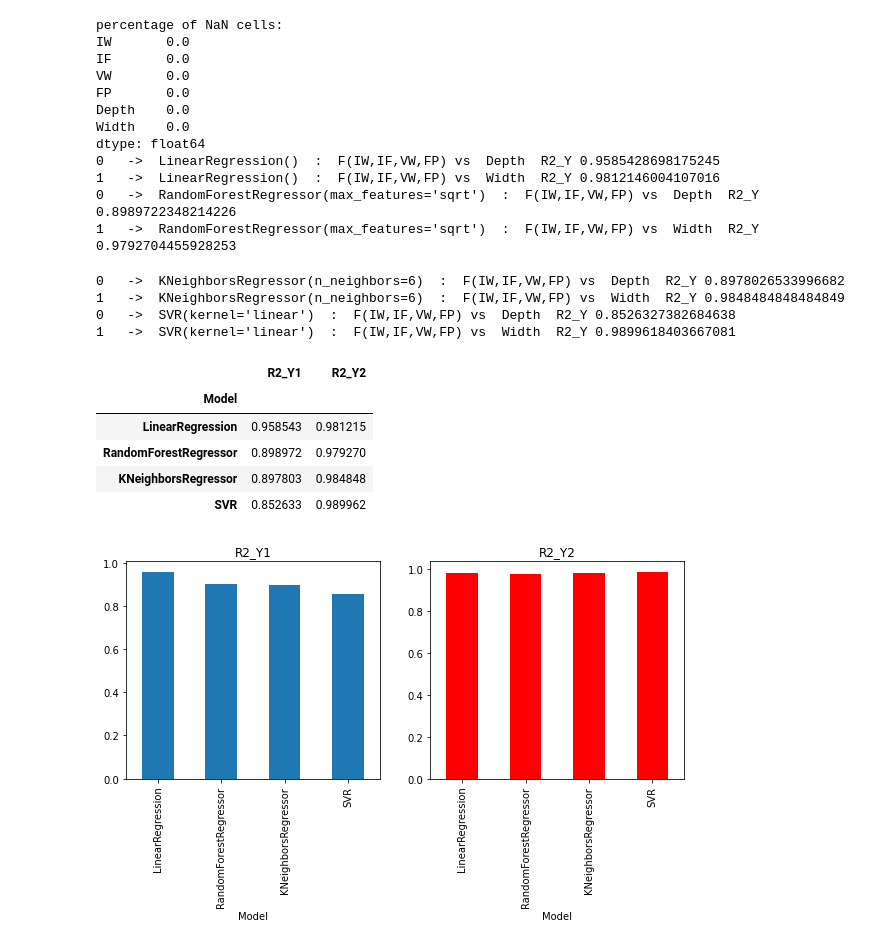
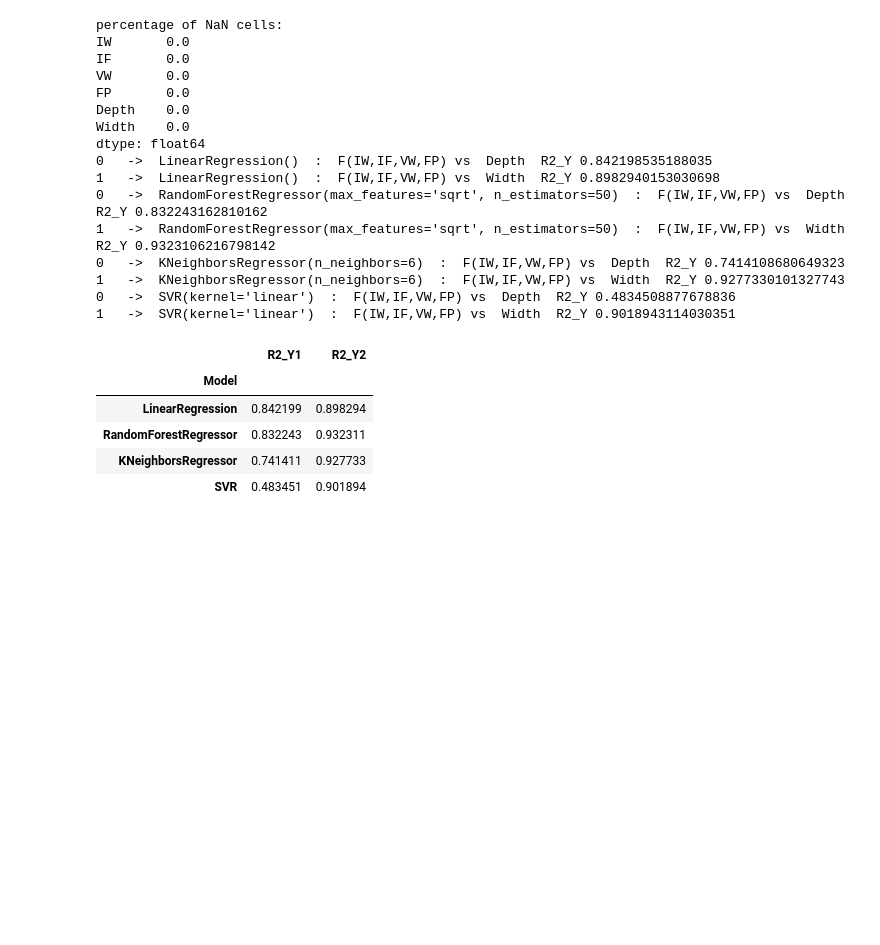
Before and after one commit to YaroslavIC/git_bauman, a Jupyter notebook: itog_case_3.ipynb, the cells around one changed output. Cells and saved outputs as stored; diff of their text form; code cells hidden in the pictures; blank space fills up the shorter version.

```diff
--- a/itog_case_3.ipynb
+++ b/itog_case_3.ipynb
@@ -142,31 +188,21 @@ print(predict)
 # %%
-import numpy as np
-import array
-from pandas import read_csv, DataFrame
-from keras.datasets import mnist
-import matplotlib.pyplot as plt
-from tensorflow.keras import utils
-from tensorflow.keras import Sequential
-from tensorflow.keras.layers import Dense,Dropout
-from tensorflow.keras.preprocessing import image
+# Поиск наиболее точного алгоритма машинного обучения
+# используем LinearRegression(), RandomForestRegressor, KNeighborsRegressor, SVR
 import pandas as pd
-import numpy as np
-import matplotlib.pyplot as plt
-from sklearn.preprocessing import MinMaxScaler
-import seaborn as sns
 from sklearn.model_selection import train_test_split
 from sklearn.neighbors import KNeighborsRegressor
-from sklearn.linear_model import LinearRegression, LogisticRegression
+from sklearn.linear_model import LinearRegression
 from sklearn.svm import SVR
 from sklearn.ensemble import RandomForestRegressor
 from sklearn.metrics import r2_score
+from pandas import read_csv, DataFrame
+import array
 
-path_to_model = r'C:/bauman/git_bauman/ebw_model'
 path_to_data  = r"C:/bauman/git_bauman/data/ebw_data.csv"
 
 dataset = pd.read_csv(path_to_data)
-#dataset.head()
-#dataset.describe()
+dataset.head()
+dataset.describe()
 
 # посмотрели есть ли выпадения данных
 print('percentage of NaN cells:')
@@ -236,70 +272,63 @@ X = normdataset[['IW','IF','VW','FP']]
 Y = normdataset[['Depth','Width']]
 
 # делим выборку и перемешиваем
-X_train, X_test, Y_train, Y_test = train_test_split(X,Y,test_size = 0.05, shuffle = True)
+X_train, X_test, Y_train, Y_test = train_test_split(X,Y,test_size = 0.1, shuffle = True)
 
 
 # создаем набор моделей
 models_set = [LinearRegression(),
-	          RandomForestRegressor(n_estimators=100, max_features ='sqrt'),
+	          RandomForestRegressor(n_estimators=50, max_features ='sqrt'),
 	          KNeighborsRegressor(n_neighbors=6),
-	          SVR(kernel='linear')
-	          ]
+	          SVR(kernel='linear')]
 
 
 TestModels = DataFrame()
 tmp = {}
 
-currR2 = array.array('i',[0,0])
+currR2 = array.array('f',[0.0,0.0])
 
 for model in models_set:
 
     m = str(model)
     tmp['Model'] = m[:m.index('(')]
 
     for i in  range(Y_train.shape[1]):
+        model.fit(X_train.values, Y_train.iloc[:,i].values)
 
-        model.fit(X_train.to_numpy(), Y_train.iloc[:,i].to_numpy())
+        r2 = r2_score(Y_test.iloc[:,i].values, model.predict(X_test.values))
 
-        r2 = r2_score(Y_test.iloc[:,i].to_numpy(), model.predict(X_test))
         tmp['R2_Y%s'%str(i+1)] = r2
+        print(i,"  -> ",m," :  F(IW,IF,VW,FP) vs ",Y_train.columns[i]," R2_Y" ,r2)
 
-        #if (r2>currR2[i]):
-        print(i,"  -> ",m," :  F(IW,IF,VW,FP) vs ",Y_train.columns[i]," R2_Y" ,r2)
-           # currR2[i] = r2
-
-
-
-    TestModels = TestModels.append([tmp])
+    TestModels  = TestModels.append([tmp])
 
 TestModels.set_index('Model', inplace=True)
 
-fig, axes = plt.subplots(ncols=2, figsize=(10,4))
-TestModels.R2_Y1.plot(ax=axes[0], kind='bar', title='R2_Y1')
-TestModels.R2_Y2.plot(ax=axes[1], kind='bar', color='red', title='R2_Y2')
+#по результатам тестирования моделей:
+#R2 не стабилен, возможно слишком сильное влияние разбиения на тренеровочную и тестовую части
+#R2 менялся от 0,32 до 0,97
 
 TestModels
 # %% [output]
 percentage of NaN cells:
 IW       0.0
 IF       0.0
 VW       0.0
 FP       0.0
 Depth    0.0
 Width    0.0
 dtype: float64
-0   ->  LinearRegression()  :  F(IW,IF,VW,FP) vs  Depth  R2_Y 0.9585428698175245
-1   ->  LinearRegression()  :  F(IW,IF,VW,FP) vs  Width  R2_Y 0.9812146004107016
-0   ->  RandomForestRegressor(max_features='sqrt')  :  F(IW,IF,VW,FP) vs  Depth  R2_Y 0.8989722348214226
-1   ->  RandomForestRegressor(max_features='sqrt')  :  F(IW,IF,VW,FP) vs  Width  R2_Y 0.9792704455928253
+0   ->  LinearRegression()  :  F(IW,IF,VW,FP) vs  Depth  R2_Y 0.842198535188035
+1   ->  LinearRegression()  :  F(IW,IF,VW,FP) vs  Width  R2_Y 0.8982940153030698
+0   ->  RandomForestRegressor(max_features='sqrt', n_estimators=50)  :  F(IW,IF,VW,FP) vs  Depth  R2_Y 0.832243162810162
+1   ->  RandomForestRegressor(max_features='sqrt', n_estimators=50)  :  F(IW,IF,VW,FP) vs  Width  R2_Y 0.9323106216798142
+0   ->  KNeighborsRegressor(n_neighbors=6)  :  F(IW,IF,VW,FP) vs  Depth  R2_Y 0.7414108680649323
+1   ->  KNeighborsRegressor(n_neighbors=6)  :  F(IW,IF,VW,FP) vs  Width  R2_Y 0.9277330101327743
+0   ->  SVR(kernel='linear')  :  F(IW,IF,VW,FP) vs  Depth  R2_Y 0.4834508877678836
+1   ->  SVR(kernel='linear')  :  F(IW,IF,VW,FP) vs  Width  R2_Y 0.9018943114030351
-0   ->  KNeighborsRegressor(n_neighbors=6)  :  F(IW,IF,VW,FP) vs  Depth  R2_Y 0.8978026533996682
-1   ->  KNeighborsRegressor(n_neighbors=6)  :  F(IW,IF,VW,FP) vs  Width  R2_Y 0.9848484848484849
-0   ->  SVR(kernel='linear')  :  F(IW,IF,VW,FP) vs  Depth  R2_Y 0.8526327382684638
-1   ->  SVR(kernel='linear')  :  F(IW,IF,VW,FP) vs  Width  R2_Y 0.9899618403667081
 |  | R2_Y1 | R2_Y2 |
 | Model |  |  |
-| LinearRegression | 0.958543 | 0.981215 |
-| RandomForestRegressor | 0.898972 | 0.979270 |
-| KNeighborsRegressor | 0.897803 | 0.984848 |
-| SVR | 0.852633 | 0.989962 |
+| LinearRegression | 0.842199 | 0.898294 |
+| RandomForestRegressor | 0.832243 | 0.932311 |
+| KNeighborsRegressor | 0.741411 | 0.927733 |
+| SVR | 0.483451 | 0.901894 |
-[figure, removed]
```
Also changed, not shown: parts of 3 cells of this notebook, 5 other files.
